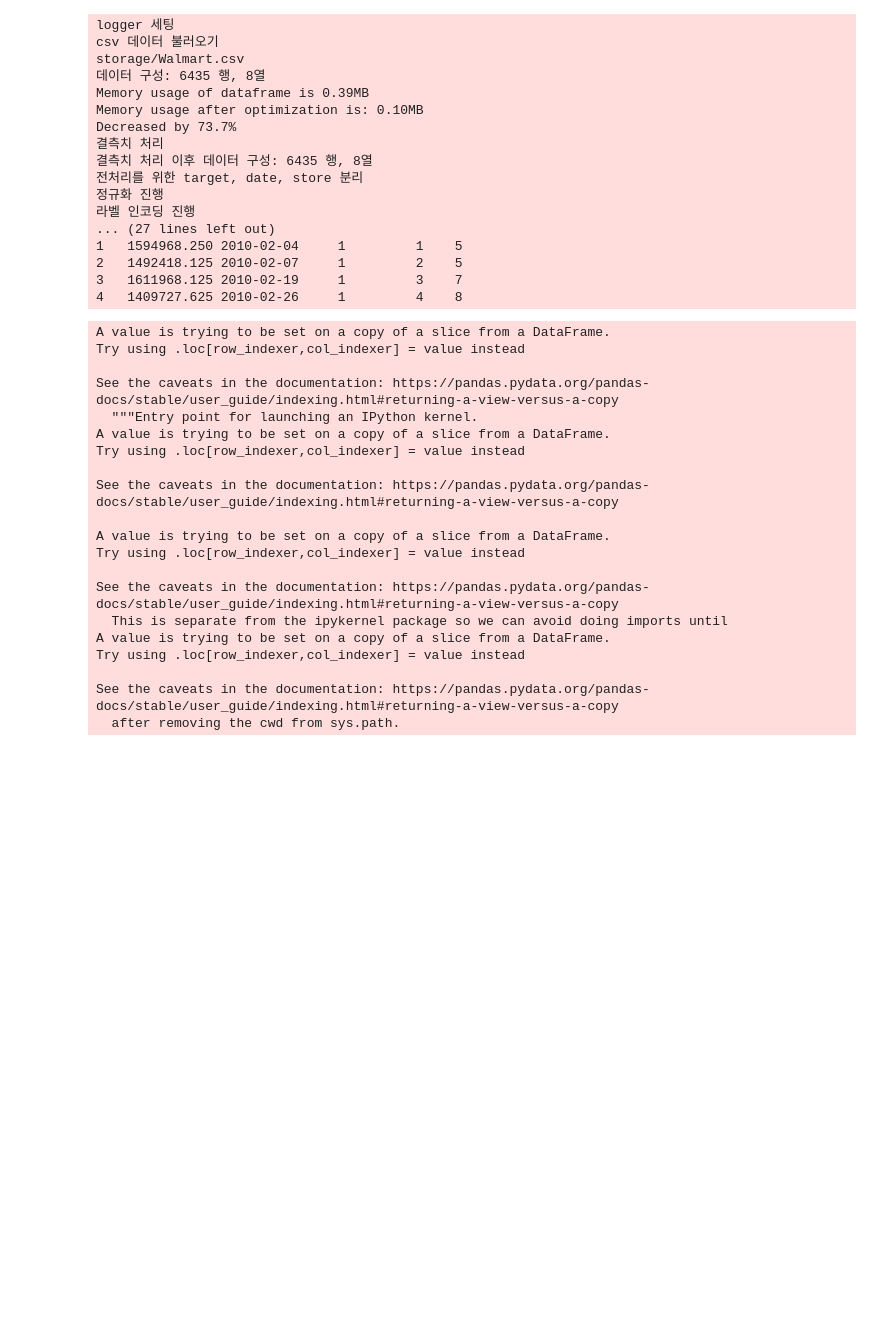
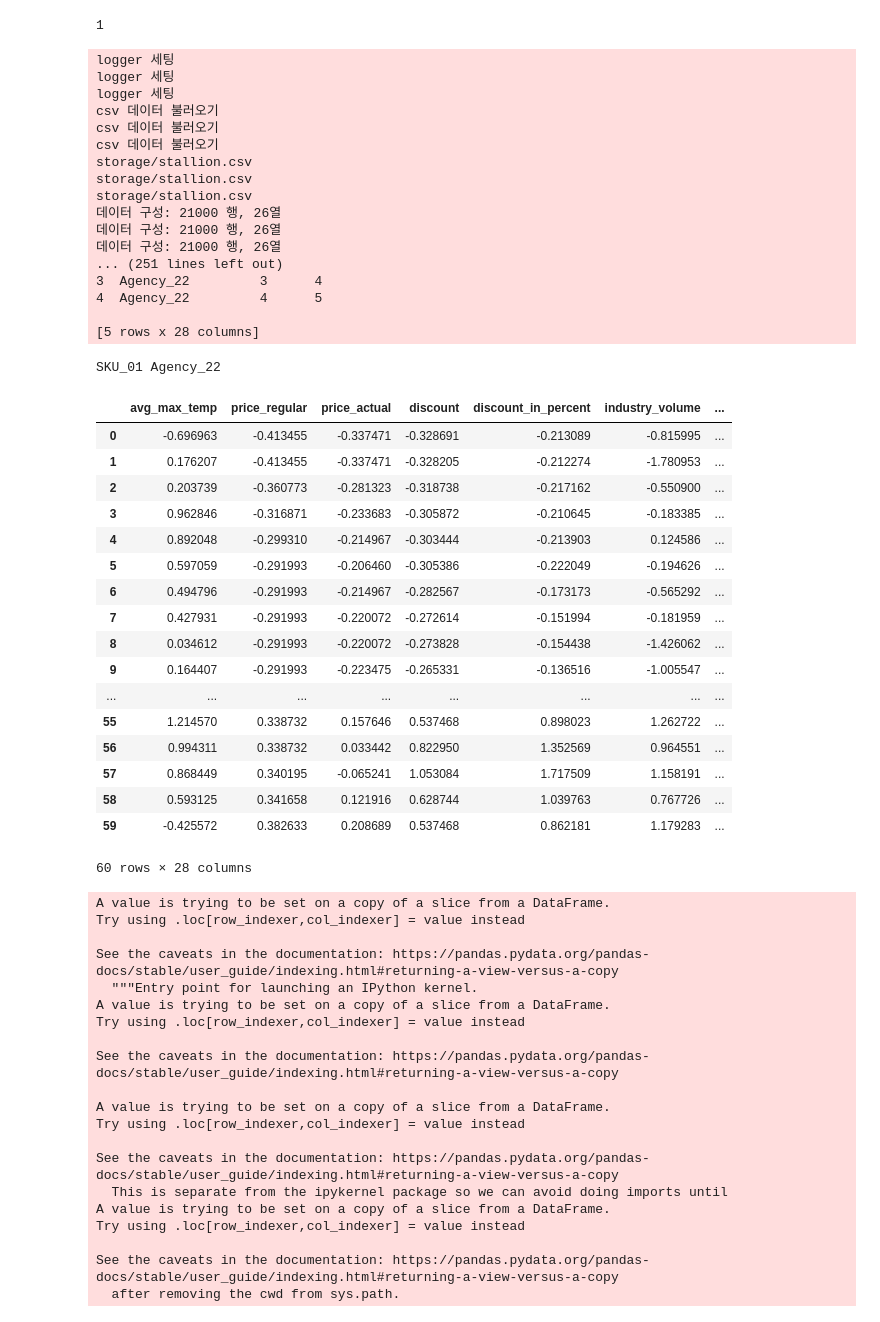
Before and after one commit to semi-zero/conf_forecast, a Jupyter notebook: fbprophet.ipynb, the cells around one changed output. Saved outputs shown, nothing was run; the diff lists cells and outputs as text; code cells hidden in the pictures; blank space fills up the shorter version.

```diff
--- a/fbprophet.ipynb
+++ b/fbprophet.ipynb
@@ -21,5 +21,9 @@ def set_logger(log_name):
     auto_logger = log_obj.addOn()
 
     auto_logger.info('logger 세팅')
+# %%
+len(['Store'])
+# %% [output]
+1
 # %%
 #데이터 인코딩 문제
@@ -26,26 +31,57 @@ def set_logger(log_name):
 # %%
 log_name = 'practice'
 set_logger(log_name)
-data, var_list, num_var, obj_var = input_data.Data_load('storage/Walmart.csv', log_name).read_data()
-df = preprocess.Preprocessing(log_name, data, var_list, num_var, obj_var, target='Weekly_Sales', date_var= 'Date', store_list=['Store'], unit='week').df
+data, var_list, num_var, obj_var = input_data.Data_load('storage/stallion.csv', log_name).read_data()
+df = preprocess.Preprocessing(log_name, data, var_list, num_var, obj_var, target_var='volume', date_var= 'date', store_list=['sku','agency'], unit='month').df
 # %% [output]
+logger 세팅
+logger 세팅
 logger 세팅
 csv 데이터 불러오기
-storage/Walmart.csv
-데이터 구성: 6435 행, 8열
-Memory usage of dataframe is 0.39MB
-Memory usage after optimization is: 0.10MB
-Decreased by 73.7%
-결측치 처리
-결측치 처리 이후 데이터 구성: 6435 행, 8열
-전처리를 위한 target, date, store 분리
-정규화 진행
-라벨 인코딩 진행
-... (27 lines left out)
-1   1594968.250 2010-02-04     1         1    5
-2   1492418.125 2010-02-07     1         2    5
-3   1611968.125 2010-02-19     1         3    7
-4   1409727.625 2010-02-26     1         4    8
+csv 데이터 불러오기
+csv 데이터 불러오기
+storage/stallion.csv
+storage/stallion.csv
+storage/stallion.csv
+데이터 구성: 21000 행, 26열
+데이터 구성: 21000 행, 26열
+데이터 구성: 21000 행, 26열
+... (251 lines left out)
+3  Agency_22         3      4
+4  Agency_22         4      5
+
+[5 rows x 28 columns]
+# %%
+for sku, agency in df.drop_duplicates(['sku','agency'])[['sku','agency']].values:
+    print(sku, agency)
+    break
+# %% [output]
+SKU_01 Agency_22
+# %%
+store_var_0 = 'SKU_01'
+store_var_1 = 'Agency_22'
+# %%
+tmp_df = df.loc[(df['sku']==store_var_0)&(df['agency']==store_var_1), :]
+tmp_df
+# %% [output]
+|  | avg_max_temp | price_regular | price_actual | discount | discount_in_percent | industry_volume | ... |
+| 0 | -0.696963 | -0.413455 | -0.337471 | -0.328691 | -0.213089 | -0.815995 | ... |
+| 1 | 0.176207 | -0.413455 | -0.337471 | -0.328205 | -0.212274 | -1.780953 | ... |
+| 2 | 0.203739 | -0.360773 | -0.281323 | -0.318738 | -0.217162 | -0.550900 | ... |
+| 3 | 0.962846 | -0.316871 | -0.233683 | -0.305872 | -0.210645 | -0.183385 | ... |
+| 4 | 0.892048 | -0.299310 | -0.214967 | -0.303444 | -0.213903 | 0.124586 | ... |
+| 5 | 0.597059 | -0.291993 | -0.206460 | -0.305386 | -0.222049 | -0.194626 | ... |
+| 6 | 0.494796 | -0.291993 | -0.214967 | -0.282567 | -0.173173 | -0.565292 | ... |
+| 7 | 0.427931 | -0.291993 | -0.220072 | -0.272614 | -0.151994 | -0.181959 | ... |
+| 8 | 0.034612 | -0.291993 | -0.220072 | -0.273828 | -0.154438 | -1.426062 | ... |
+| 9 | 0.164407 | -0.291993 | -0.223475 | -0.265331 | -0.136516 | -1.005547 | ... |
+| ... | ... | ... | ... | ... | ... | ... | ... |
+| 55 | 1.214570 | 0.338732 | 0.157646 | 0.537468 | 0.898023 | 1.262722 | ... |
+| 56 | 0.994311 | 0.338732 | 0.033442 | 0.822950 | 1.352569 | 0.964551 | ... |
+| 57 | 0.868449 | 0.340195 | -0.065241 | 1.053084 | 1.717509 | 1.158191 | ... |
+| 58 | 0.593125 | 0.341658 | 0.121916 | 0.628744 | 1.039763 | 0.767726 | ... |
+| 59 | -0.425572 | 0.382633 | 0.208689 | 0.537468 | 0.862181 | 1.179283 | ... |
+60 rows × 28 columns
 # %%
 train_test = df[df['Store']=='1']
 # %%
```
Also changed, not shown: parts of 10 cells of this notebook, 6 other files.
